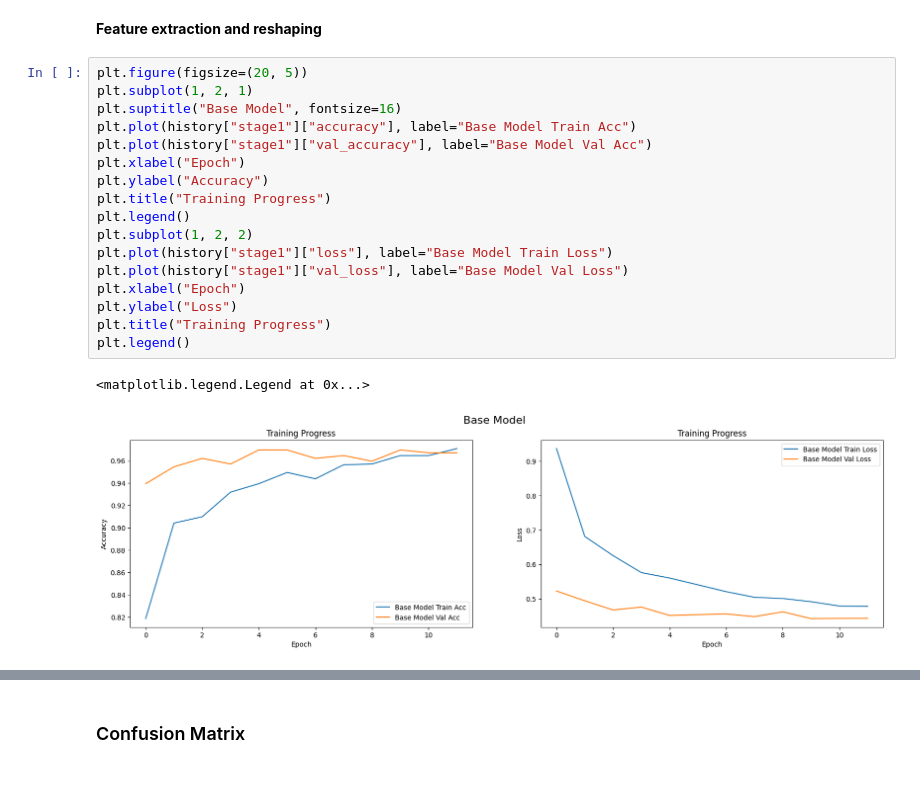
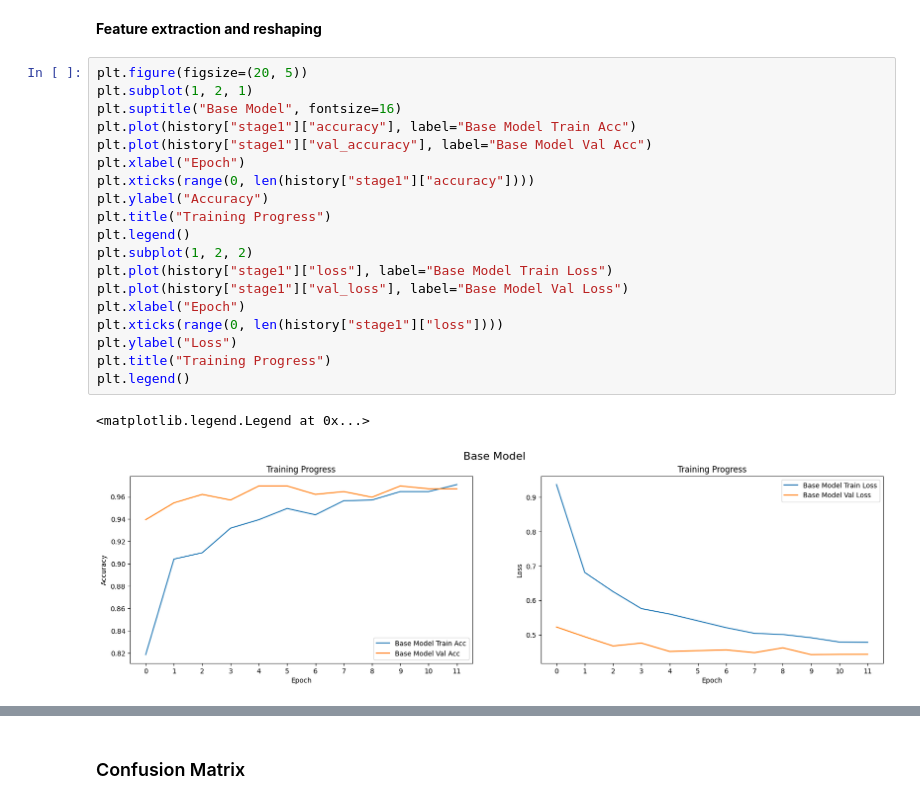
Before and after one commit to DanielMelo46/Neural_Networks_Project, a Jupyter notebook: drowsiness_detection.ipynb, the cells around one changed output, grey strips where cells are left out. Saved outputs shown, nothing was run; the diff lists cells and outputs as text.

Commit message:
adding better results plot

```diff
--- a/drowsiness_detection.ipynb
+++ b/drowsiness_detection.ipynb
@@ -407,23 +407,25 @@ Present preliminary results (e.g., accuracy improvements over the base model, lo
 # %%
 plt.figure(figsize=(20, 5))
 plt.subplot(1, 2, 1)
 plt.suptitle("Base Model", fontsize=16)
 plt.plot(history["stage1"]["accuracy"], label="Base Model Train Acc")
 plt.plot(history["stage1"]["val_accuracy"], label="Base Model Val Acc")
 plt.xlabel("Epoch")
+plt.xticks(range(0, len(history["stage1"]["accuracy"])))
 plt.ylabel("Accuracy")
 plt.title("Training Progress")
 plt.legend()
 plt.subplot(1, 2, 2)
 plt.plot(history["stage1"]["loss"], label="Base Model Train Loss")
 plt.plot(history["stage1"]["val_loss"], label="Base Model Val Loss")
 plt.xlabel("Epoch")
+plt.xticks(range(0, len(history["stage1"]["loss"])))
 plt.ylabel("Loss")
 plt.title("Training Progress")
 plt.legend()
 # %% [output]
 <matplotlib.legend.Legend at 0x...>
-[figure, old version]
+[figure, new version]
 # %%
 plt.figure(figsize=(20, 5))
 plt.subplot(1, 2, 1)
```
Also changed, not shown: parts of 5 cells of this notebook.
